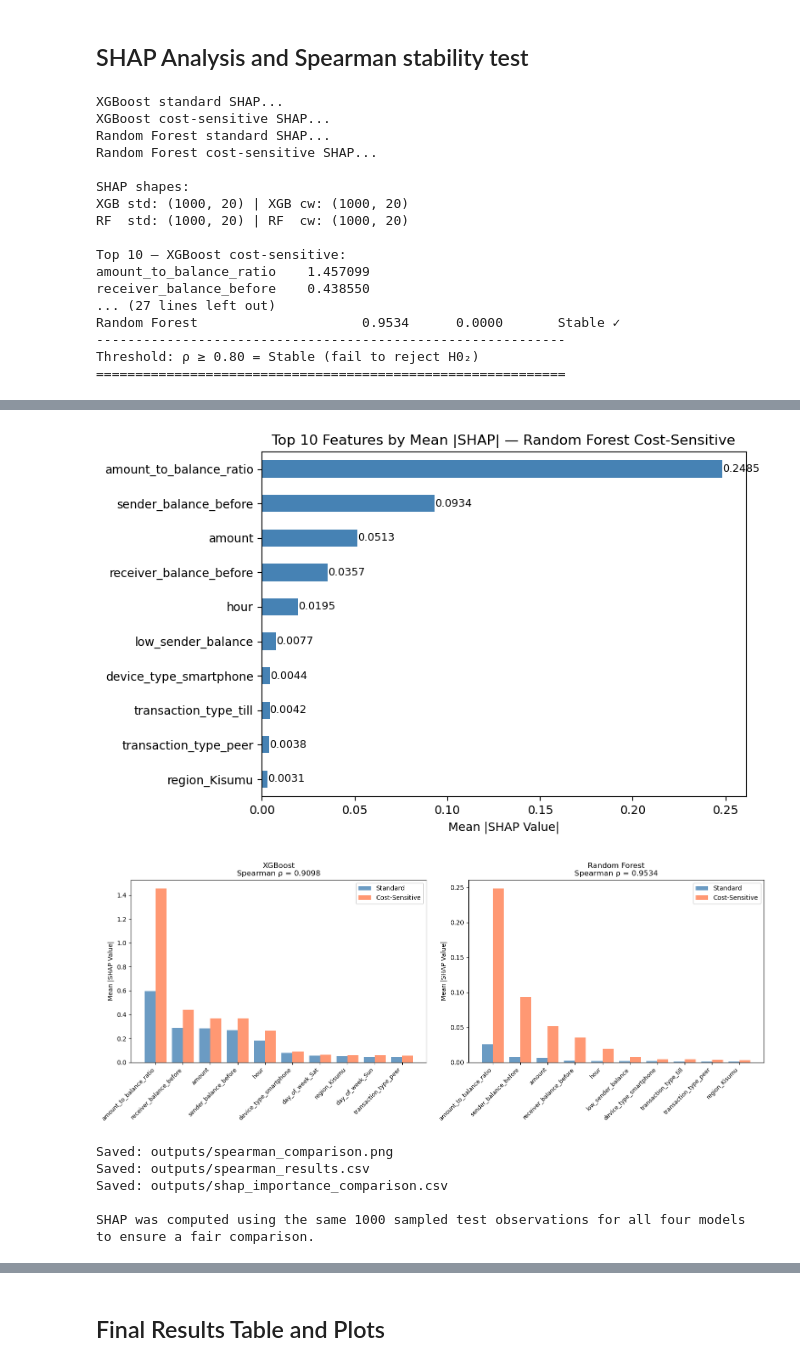
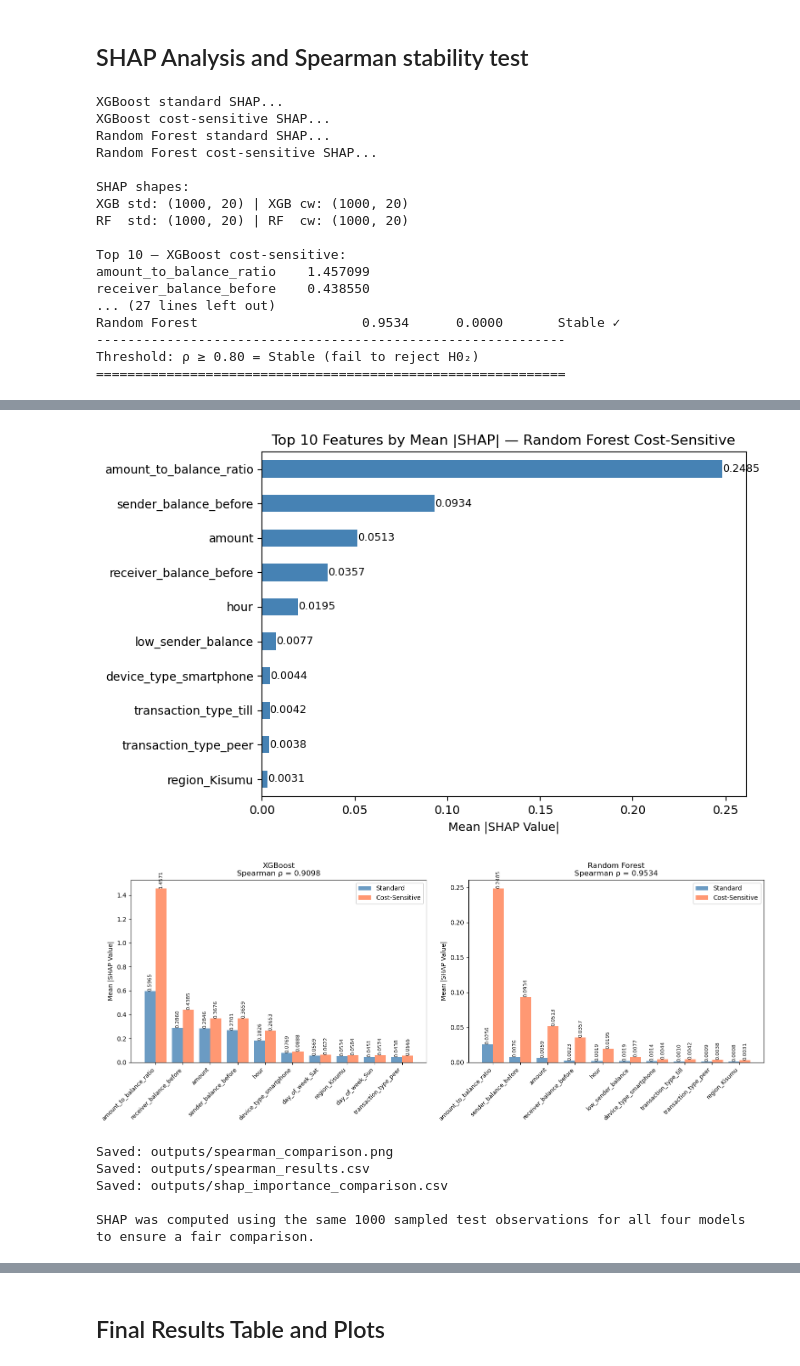
Before and after one commit to GracyRaven/Explainable-Fraud-detection-using-Synthetic-data, a Jupyter notebook: PROJECT IMPLEMENTATION.ipynb, the cells around one changed output, grey strips where cells are left out. Cells and saved outputs as stored; diff of their text form; code cells hidden in the pictures.

```diff
--- a/PROJECT IMPLEMENTATION.ipynb
+++ b/PROJECT IMPLEMENTATION.ipynb
@@ -429,24 +429,63 @@ plt.show()
 
 # Comparison bar chart
 fig, axes = plt.subplots(1, 2, figsize=(15, 6))
+
 for ax, (std_imp, cw_imp, title, rho) in zip(axes, [
-    (xgb_std_imp, xgb_cw_imp, "XGBoost",       rho_xgb),
-    (rf_std_imp,  rf_cw_imp,  "Random Forest",  rho_rf)
+    (xgb_std_imp, xgb_cw_imp, "XGBoost", rho_xgb),
+    (rf_std_imp, rf_cw_imp, "Random Forest", rho_rf)
 ]):
+
     top_features = cw_imp.sort_values(ascending=False).head(10).index
     x = np.arange(len(top_features))
-    ax.bar(x - 0.2, std_imp[top_features], width=0.4,
-           color="steelblue", alpha=0.8, label="Standard")
-    ax.bar(x + 0.2, cw_imp[top_features], width=0.4,
-           color="coral", alpha=0.8, label="Cost-Sensitive")
+
+    bars_std = ax.bar(
+        x - 0.2,
+        std_imp[top_features],
+        width=0.4,
+        color="steelblue",
+        alpha=0.8,
+        label="Standard"
+    )
+    bars_cw = ax.bar(
+        x + 0.2,
+        cw_imp[top_features],
+        width=0.4,
+        color="coral",
+        alpha=0.8,
+        label="Cost-Sensitive"
+    )
+    for bar in bars_std:
+        height = bar.get_height()
+        ax.text(
+            bar.get_x() + bar.get_width()/2,
+            height,
+            f"{height:.4f}",
+            ha="center",
+            va="bottom",
+            fontsize=8,
+            rotation=90
+        )
+    for bar in bars_cw:
+        height = bar.get_height()
+        ax.text(
+            bar.get_x() + bar.get_width()/2,
+            height,
+            f"{height:.4f}",
+            ha="center",
+            va="bottom",
+            fontsize=8,
+            rotation=90
+        )
     ax.set_xticks(x)
     ax.set_xticklabels(top_features, rotation=45, ha="right", fontsize=9)
     ax.set_title(f"{title}\nSpearman ρ = {rho:.4f}")
     ax.set_ylabel("Mean |SHAP Value|")
     ax.legend()
+
 plt.tight_layout()
 plt.savefig("outputs/spearman_comparison.png", dpi=150, bbox_inches="tight")
 plt.show()
+
 print("Saved: outputs/spearman_comparison.png")
 
 # Save all outputs
@@ -490,6 +529,6 @@ Threshold: ρ ≥ 0.80 = Stable (fail to reject H0₂)
 [figure]
 [figure]
-[figure, old version]
+[figure, new version]
 Saved: outputs/spearman_comparison.png
 Saved: outputs/spearman_results.csv
 Saved: outputs/shap_importance_comparison.csv
```
Also changed, not shown: parts of 3 cells of this notebook.
